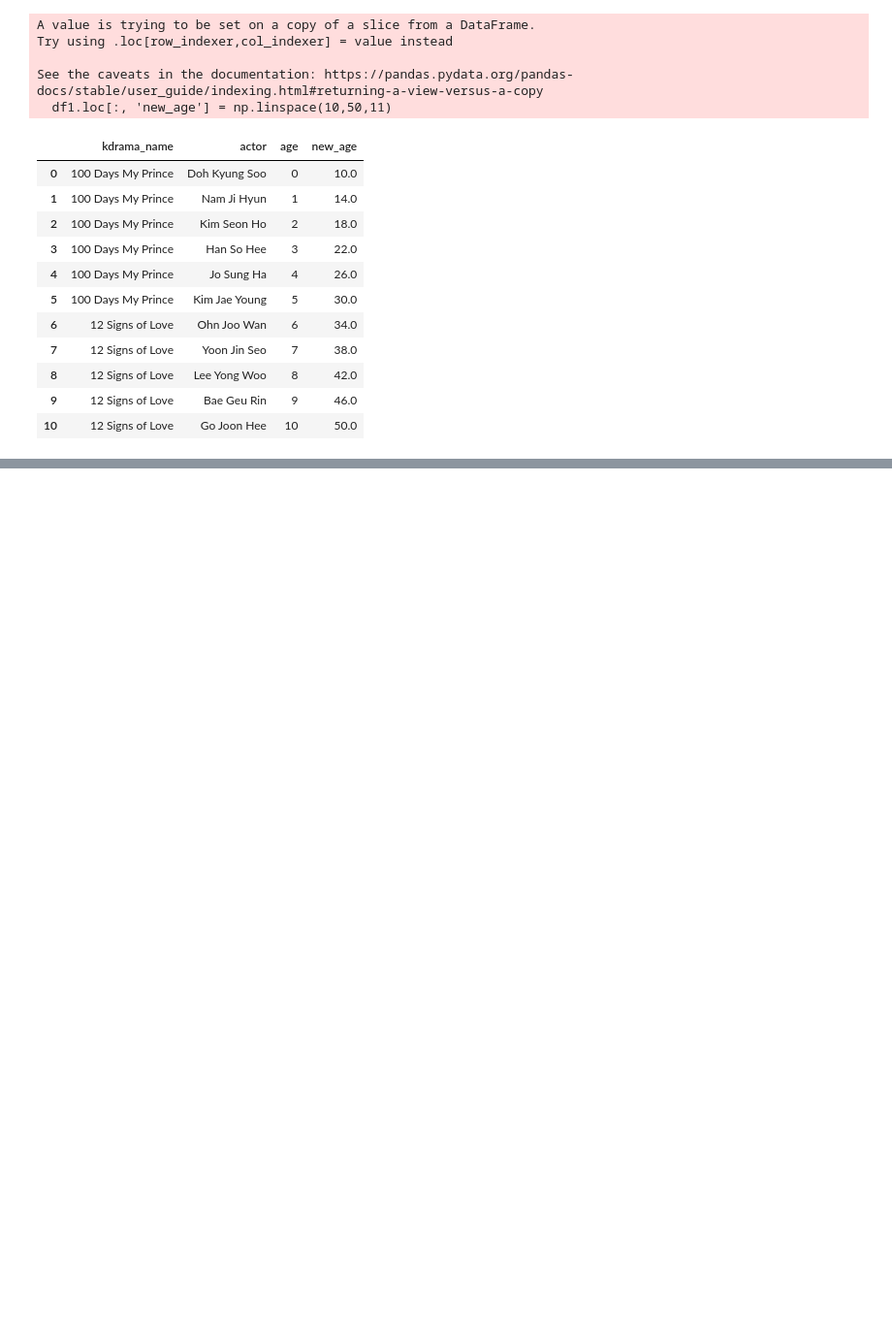
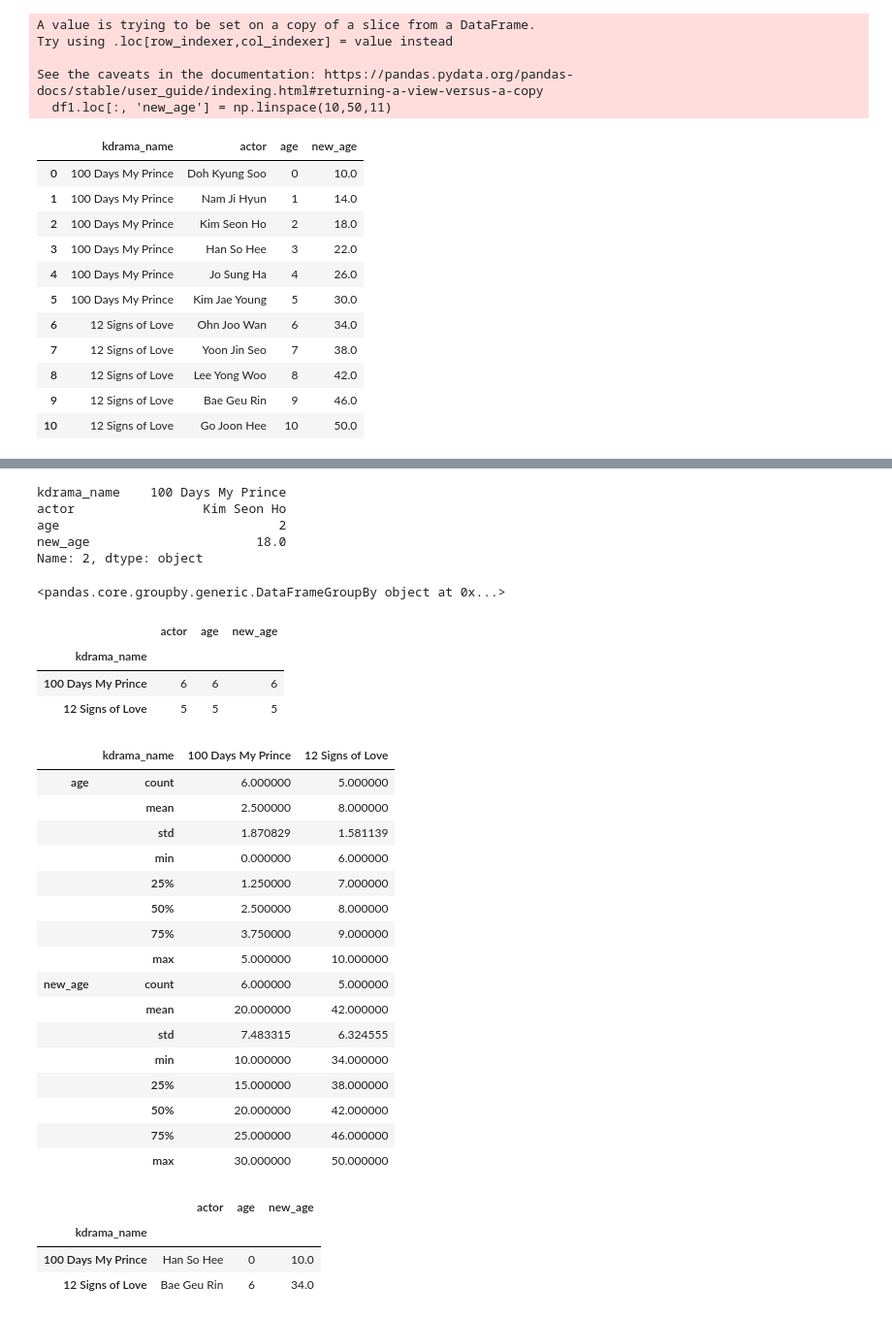
Before and after one commit to sarahpam/Datascience, a Jupyter notebook: kdrama.ipynb, the cells around one changed output, grey strips where cells are left out. Shown at 97% size. Saved outputs shown, nothing was run; the diff lists cells and outputs as text; code cells hidden in the pictures; blank space fills up the shorter version.

```diff
--- a/kdrama.ipynb
+++ b/kdrama.ipynb
@@ -75,0 +148,47 @@ df1
+# %%
+df1.loc[2]
+# %% [output]
+kdrama_name    100 Days My Prince
+actor                 Kim Seon Ho
+age                             2
+new_age                      18.0
+Name: 2, dtype: object
+# %%
+grp = df1.groupby("kdrama_name")
+grp
+# %% [output]
+<pandas.core.groupby.generic.DataFrameGroupBy object at 0x...>
+# %%
+grp.count()
+# %% [output]
+|  | actor | age | new_age |
+| kdrama_name |  |  |  |
+| 100 Days My Prince | 6 | 6 | 6 |
+| 12 Signs of Love | 5 | 5 | 5 |
+# %%
+grp.describe().transpose()
+# %% [output]
+|  | kdrama_name | 100 Days My Prince | 12 Signs of Love |
+| age | count | 6.000000 | 5.000000 |
+|  | mean | 2.500000 | 8.000000 |
+|  | std | 1.870829 | 1.581139 |
+|  | min | 0.000000 | 6.000000 |
+|  | 25% | 1.250000 | 7.000000 |
+|  | 50% | 2.500000 | 8.000000 |
+|  | 75% | 3.750000 | 9.000000 |
+|  | max | 5.000000 | 10.000000 |
+| new_age | count | 6.000000 | 5.000000 |
+|  | mean | 20.000000 | 42.000000 |
+|  | std | 7.483315 | 6.324555 |
+|  | min | 10.000000 | 34.000000 |
+|  | 25% | 15.000000 | 38.000000 |
+|  | 50% | 20.000000 | 42.000000 |
+|  | 75% | 25.000000 | 46.000000 |
+|  | max | 30.000000 | 50.000000 |
+# %%
+grp.min()
+# %% [output]
+|  | actor | age | new_age |
+| kdrama_name |  |  |  |
+| 100 Days My Prince | Han So Hee | 0 | 10.0 |
+| 12 Signs of Love | Bae Geu Rin | 6 | 34.0 |
```
Also changed, not shown: parts of 13 cells of this notebook.
